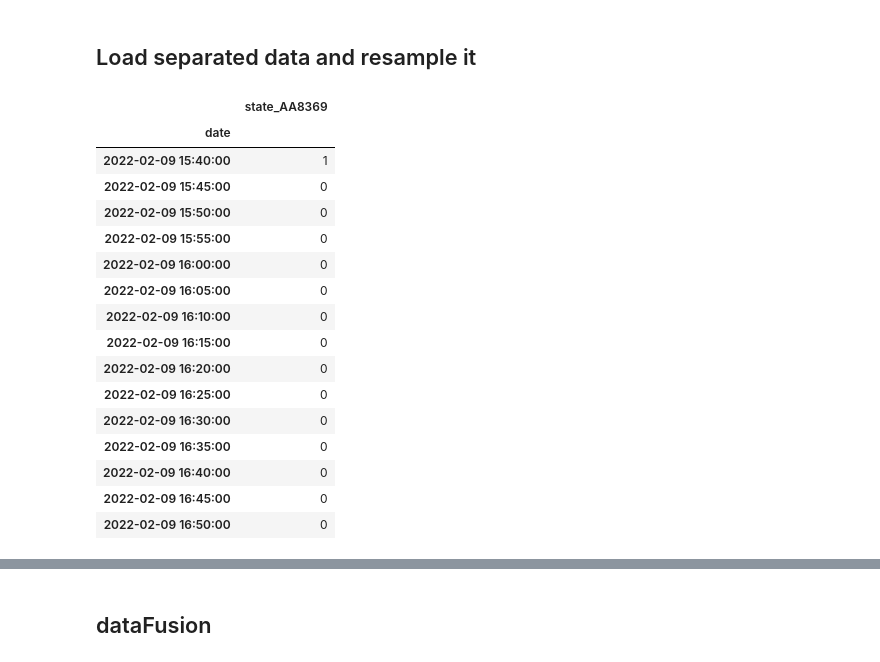
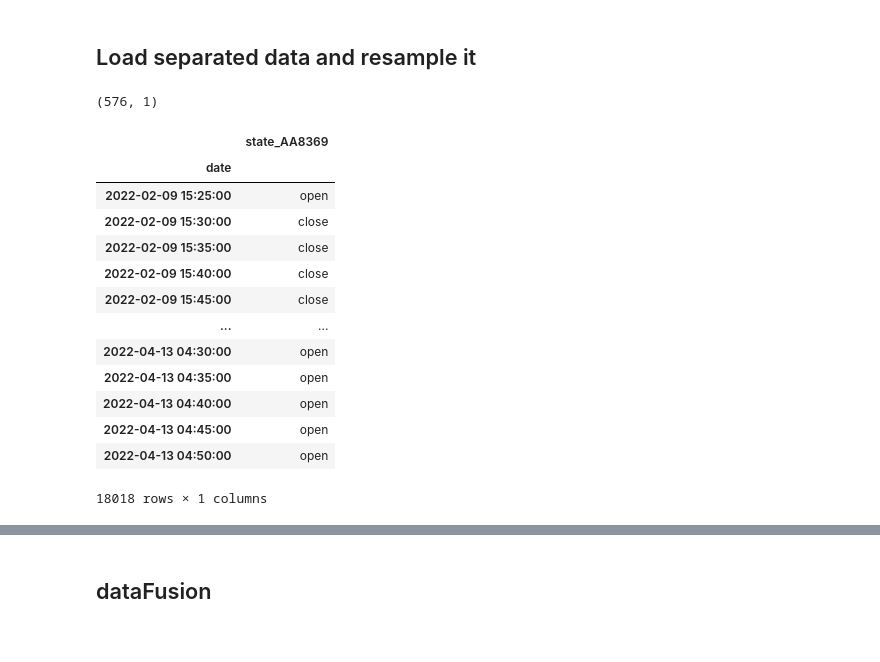
Before and after one commit to Ah-essabar/Master_SDS_Angers, a Jupyter notebook: S2/Mesures Polytech/MesuresAmbiance/AmbianceData.ipynb, the cells around one changed output, grey strips where cells are left out. Drawn from its saved outputs; the diff is of its cells as text; code cells hidden in the pictures.

Commit message:
update resample windows step 2

```diff
--- a/S2/Mesures Polytech/MesuresAmbiance/AmbianceData.ipynb
+++ b/S2/Mesures Polytech/MesuresAmbiance/AmbianceData.ipynb
@@ -65,7 +65,24 @@ import numpy as np
 filename = 'shelly.npy'
 dictionary = np.load(filename,allow_pickle='TRUE').item()
 dictSensors = dictionary.copy()
-#dict = dictSensors .copy()
-#dictSensors = utilsLaris.resampleSensors(dictSensors,period='5T')
+dict = dictSensors .copy()
+dictSensors = utilsLaris.resampleSensors(dictSensors,period='5T', categorical = True)
+# %% [output]
+(576, 1)
 # %%
-fen= dictSensors['sensor_AA8369'].head(20)
+dictSensors['sensor_AA8369']
+# %% [output]
+|  | state_AA8369 |
+| date |  |
+| 2022-02-09 15:25:00 | open |
+| 2022-02-09 15:30:00 | close |
+| 2022-02-09 15:35:00 | close |
+| 2022-02-09 15:40:00 | close |
+| 2022-02-09 15:45:00 | close |
+| ... | ... |
+| 2022-04-13 04:30:00 | open |
+| 2022-04-13 04:35:00 | open |
+| 2022-04-13 04:40:00 | open |
+| 2022-04-13 04:45:00 | open |
+| 2022-04-13 04:50:00 | open |
+18018 rows × 1 columns
@@ -75,22 +88,0 @@ fen
-# %%
-#a= fen.resample('5T',label='left', closed='left').bfill()
-a= fen.resample('5T',label='left', closed='left').bfill()
-a
-# %% [output]
-|  | state_AA8369 |
-| date |  |
-| 2022-02-09 15:40:00 | 1 |
-| 2022-02-09 15:45:00 | 0 |
-| 2022-02-09 15:50:00 | 0 |
-| 2022-02-09 15:55:00 | 0 |
-| 2022-02-09 16:00:00 | 0 |
-| 2022-02-09 16:05:00 | 0 |
-| 2022-02-09 16:10:00 | 0 |
-| 2022-02-09 16:15:00 | 0 |
-| 2022-02-09 16:20:00 | 0 |
-| 2022-02-09 16:25:00 | 0 |
-| 2022-02-09 16:30:00 | 0 |
-| 2022-02-09 16:35:00 | 0 |
-| 2022-02-09 16:40:00 | 0 |
-| 2022-02-09 16:45:00 | 0 |
-| 2022-02-09 16:50:00 | 0 |
```
Also changed, not shown: parts of 11 cells of this notebook, 2 other files.
